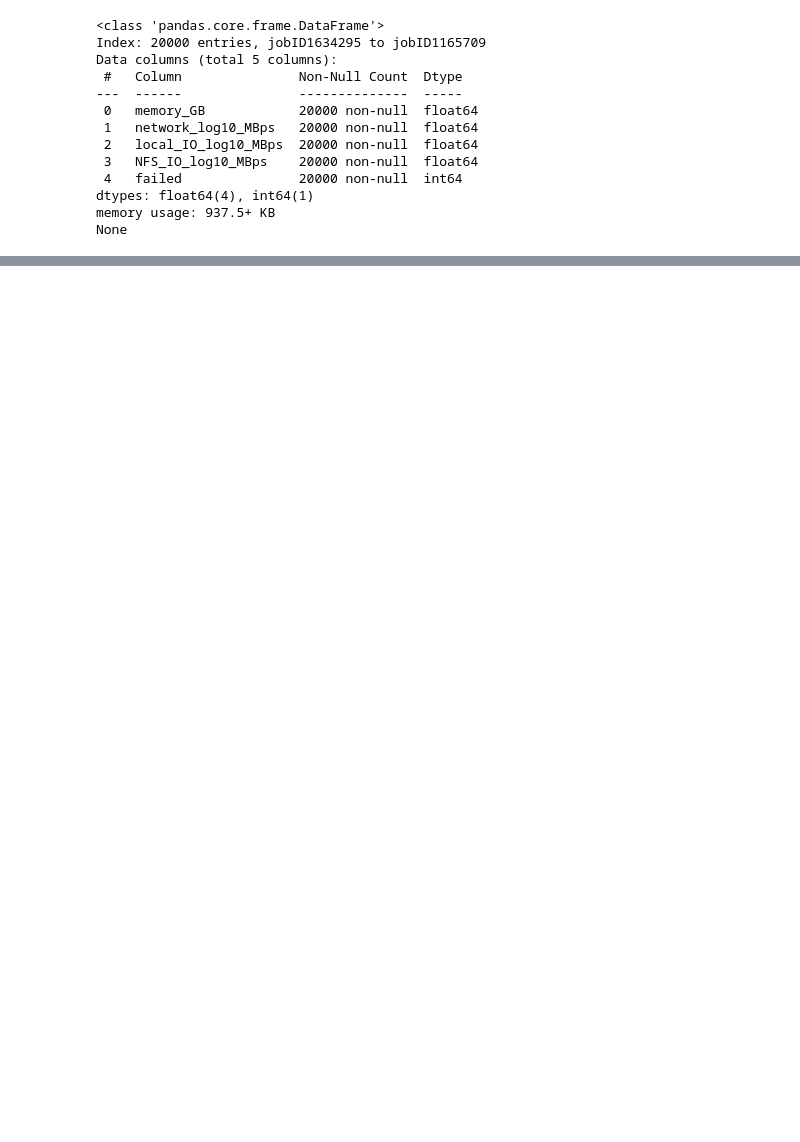
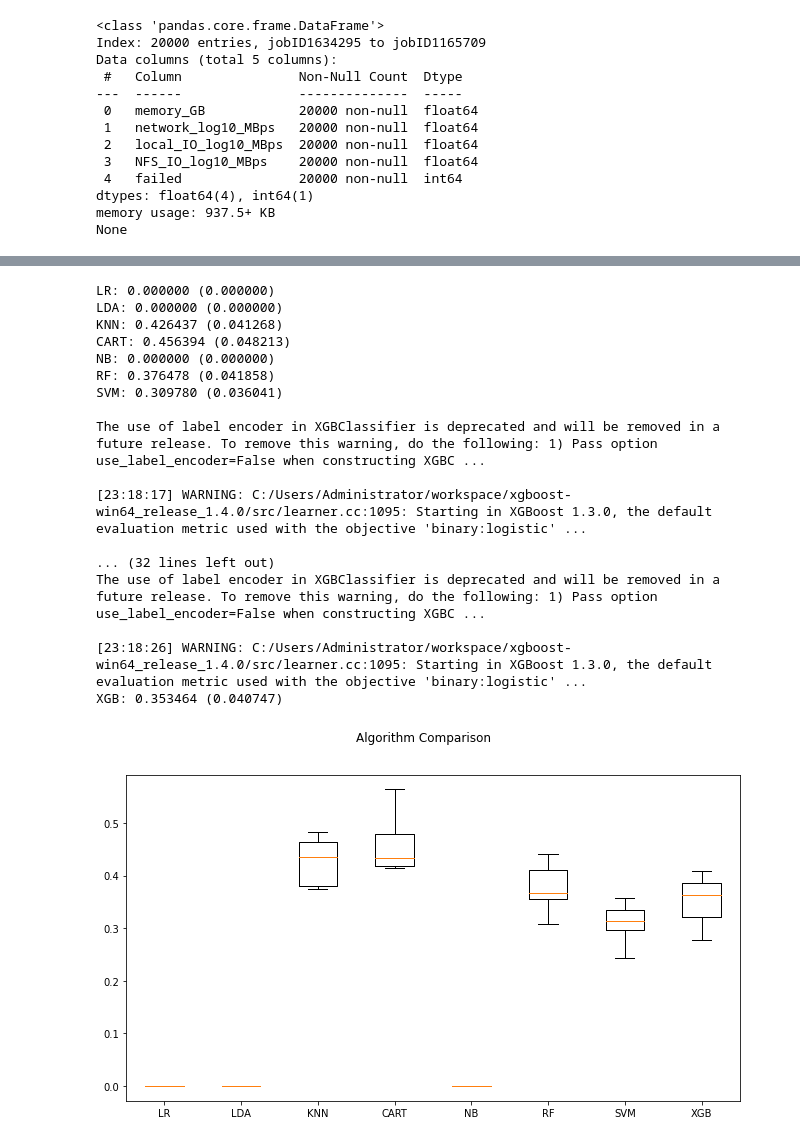
Before and after one commit to niltecedu/IEEE_GSC, a Jupyter notebook: ieee_notebook.ipynb, the cells around one changed output, grey strips where cells are left out. Drawn from its saved outputs; the diff is of its cells as text; code cells hidden in the pictures; blank space fills up the shorter version.

```diff
--- a/ieee_notebook.ipynb
+++ b/ieee_notebook.ipynb
@@ -47,0 +108,7 @@ jobID2935014            -3.0000       0
+# %%
+#Creating the X and y variables
+X = comp_fail.drop('failed', 1).values
+y = comp_fail["failed"].values
+
+# Spliting X and y into train and test version
+X_train, X_test, y_train, y_test = train_test_split(X, y, test_size = 0.25, random_state=42)
@@ -47,0 +119,53 @@ jobID2935014            -3.0000       0
+# %%
+seed = 666
+
+# prepare models
+models = []
+models.append(('LR', LogisticRegression()))
+models.append(('LDA', LinearDiscriminantAnalysis()))
+models.append(('KNN', KNeighborsClassifier()))
+models.append(('CART', DecisionTreeClassifier()))
+models.append(('NB', GaussianNB()))
+models.append(('RF', RandomForestClassifier()))
+models.append(('SVM', SVC(gamma='auto')))
+models.append(('XGB', XGBClassifier()))
+
+# evaluate each model in turn
+results = []
+names = []
+scoring = 'recall'
+
+for name, model in models:
+        kfold = KFold(n_splits=10,random_state=seed,shuffle=True)
+        cv_results = cross_val_score(model, X_train, y_train, cv=kfold, scoring=scoring)
+        results.append(cv_results)
+        names.append(name)
+        msg = "%s: %f (%f)" % (name, cv_results.mean(), cv_results.std())
+        print(msg)
+
+# boxplot algorithm comparison
+fig = plt.figure(figsize=(11,6))
+fig.suptitle('Algorithm Comparison')
+ax = fig.add_subplot(111)
+plt.boxplot(results)
+ax.set_xticklabels(names)
+plt.show()
+# %% [output]
+LR: 0.000000 (0.000000)
+LDA: 0.000000 (0.000000)
+KNN: 0.426437 (0.041268)
+CART: 0.456394 (0.048213)
+NB: 0.000000 (0.000000)
+RF: 0.376478 (0.041858)
+SVM: 0.309780 (0.036041)
+
+The use of label encoder in XGBClassifier is deprecated and will be removed in a future release. To remove this warning, do the following: 1) Pass option use_label_encoder=False when constructing XGBC ...
+
+[23:18:17] WARNING: C:/Users/Administrator/workspace/xgboost-win64_release_1.4.0/src/learner.cc:1095: Starting in XGBoost 1.3.0, the default evaluation metric used with the objective 'binary:logistic' ...
+
+... (32 lines left out)
+The use of label encoder in XGBClassifier is deprecated and will be removed in a future release. To remove this warning, do the following: 1) Pass option use_label_encoder=False when constructing XGBC ...
+
+[23:18:26] WARNING: C:/Users/Administrator/workspace/xgboost-win64_release_1.4.0/src/learner.cc:1095: Starting in XGBoost 1.3.0, the default evaluation metric used with the objective 'binary:logistic' ...
+XGB: 0.353464 (0.040747)
+[figure, added]
```
Also changed, not shown: parts of 7 cells of this notebook.
